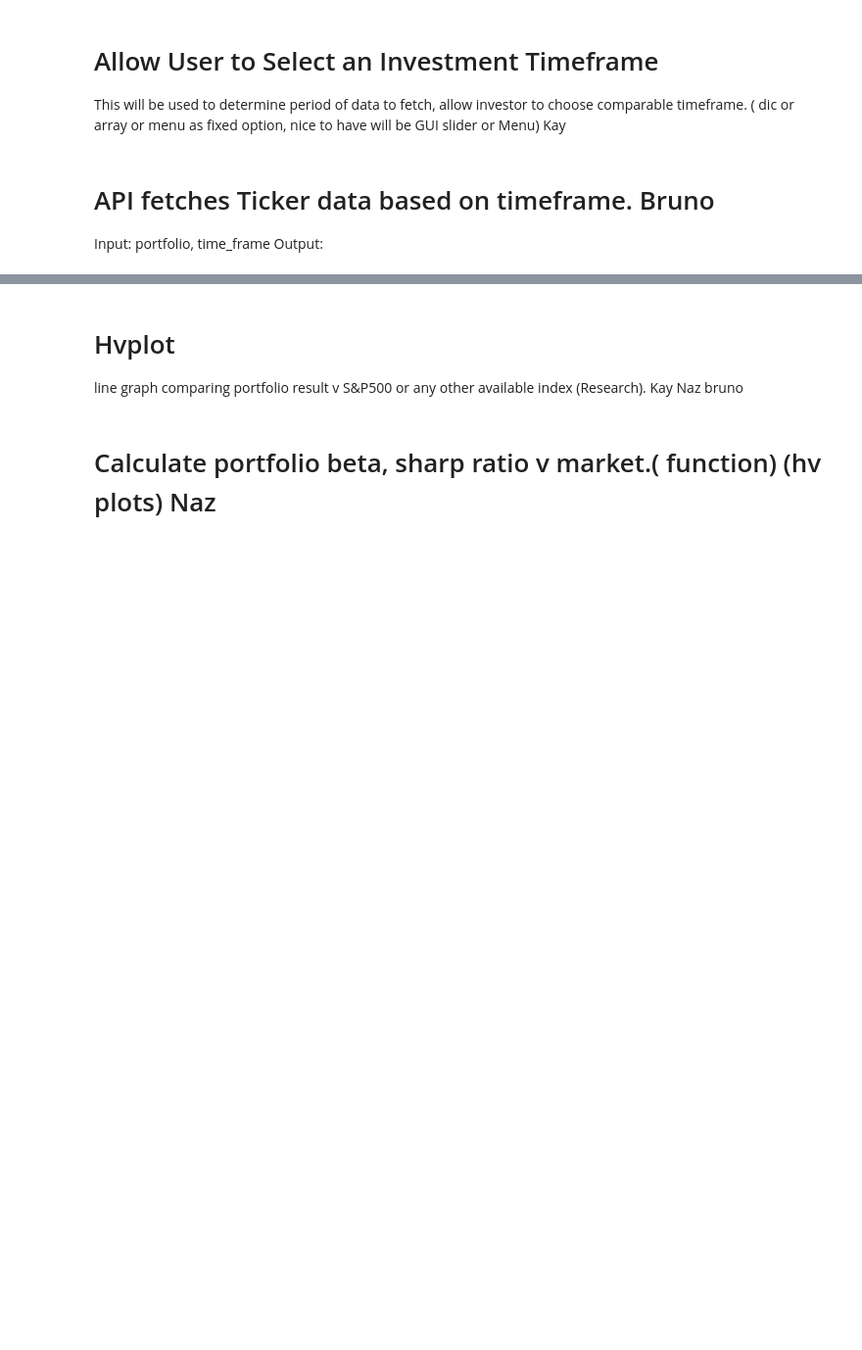
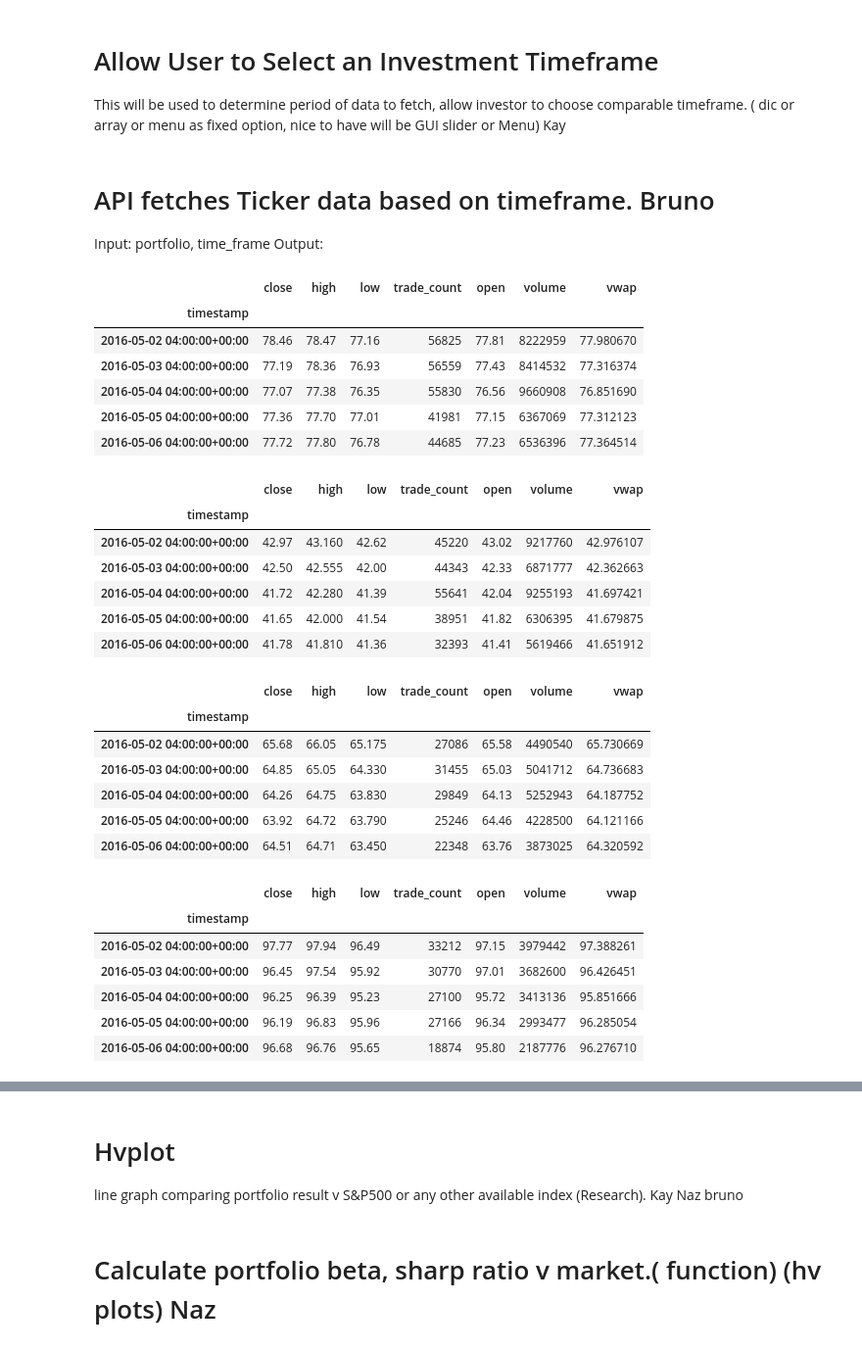
Before and after one commit to Bru-sic/TeamProj01, a Jupyter notebook: Code/main.ipynb, the cells around one changed output, grey strips where cells are left out. Shown: that part at 98% size. Drawn from its saved outputs; the diff is of its cells as text; code cells hidden in the pictures; blank space fills up the shorter version.

```diff
--- a/Code/main.ipynb
+++ b/Code/main.ipynb
@@ -108,0 +345,37 @@ Output:
+# %%
+# Get all historical trading data for all stocks
+start_date = pd.Timestamp('2016-05-01', tz='America/New_York').isoformat()
+end_date = pd.Timestamp('2021-05-01', tz='America/New_York').isoformat()
+
+for symbol in ticker_list:
+    single_stock_historical_data_df = get_stock_history( symbol, start_date, end_date )
+    display(single_stock_historical_data_df.head())
+# %% [output]
+|  | close | high | low | trade_count | open | volume | vwap |
+| timestamp |  |  |  |  |  |  |  |
+| 2016-05-02 04:00:00+00:00 | 78.46 | 78.47 | 77.16 | 56825 | 77.81 | 8222959 | 77.980670 |
+| 2016-05-03 04:00:00+00:00 | 77.19 | 78.36 | 76.93 | 56559 | 77.43 | 8414532 | 77.316374 |
+| 2016-05-04 04:00:00+00:00 | 77.07 | 77.38 | 76.35 | 55830 | 76.56 | 9660908 | 76.851690 |
+| 2016-05-05 04:00:00+00:00 | 77.36 | 77.70 | 77.01 | 41981 | 77.15 | 6367069 | 77.312123 |
+| 2016-05-06 04:00:00+00:00 | 77.72 | 77.80 | 76.78 | 44685 | 77.23 | 6536396 | 77.364514 |
+|  | close | high | low | trade_count | open | volume | vwap |
+| timestamp |  |  |  |  |  |  |  |
+| 2016-05-02 04:00:00+00:00 | 42.97 | 43.160 | 42.62 | 45220 | 43.02 | 9217760 | 42.976107 |
+| 2016-05-03 04:00:00+00:00 | 42.50 | 42.555 | 42.00 | 44343 | 42.33 | 6871777 | 42.362663 |
+| 2016-05-04 04:00:00+00:00 | 41.72 | 42.280 | 41.39 | 55641 | 42.04 | 9255193 | 41.697421 |
+| 2016-05-05 04:00:00+00:00 | 41.65 | 42.000 | 41.54 | 38951 | 41.82 | 6306395 | 41.679875 |
+| 2016-05-06 04:00:00+00:00 | 41.78 | 41.810 | 41.36 | 32393 | 41.41 | 5619466 | 41.651912 |
+|  | close | high | low | trade_count | open | volume | vwap |
+| timestamp |  |  |  |  |  |  |  |
+| 2016-05-02 04:00:00+00:00 | 65.68 | 66.05 | 65.175 | 27086 | 65.58 | 4490540 | 65.730669 |
+| 2016-05-03 04:00:00+00:00 | 64.85 | 65.05 | 64.330 | 31455 | 65.03 | 5041712 | 64.736683 |
+| 2016-05-04 04:00:00+00:00 | 64.26 | 64.75 | 63.830 | 29849 | 64.13 | 5252943 | 64.187752 |
+| 2016-05-05 04:00:00+00:00 | 63.92 | 64.72 | 63.790 | 25246 | 64.46 | 4228500 | 64.121166 |
+| 2016-05-06 04:00:00+00:00 | 64.51 | 64.71 | 63.450 | 22348 | 63.76 | 3873025 | 64.320592 |
+|  | close | high | low | trade_count | open | volume | vwap |
+| timestamp |  |  |  |  |  |  |  |
+| 2016-05-02 04:00:00+00:00 | 97.77 | 97.94 | 96.49 | 33212 | 97.15 | 3979442 | 97.388261 |
+| 2016-05-03 04:00:00+00:00 | 96.45 | 97.54 | 95.92 | 30770 | 97.01 | 3682600 | 96.426451 |
+| 2016-05-04 04:00:00+00:00 | 96.25 | 96.39 | 95.23 | 27100 | 95.72 | 3413136 | 95.851666 |
+| 2016-05-05 04:00:00+00:00 | 96.19 | 96.83 | 95.96 | 27166 | 96.34 | 2993477 | 96.285054 |
+| 2016-05-06 04:00:00+00:00 | 96.68 | 96.76 | 95.65 | 18874 | 95.80 | 2187776 | 96.276710 |
```
Also changed, not shown: parts of 33 cells of this notebook, 1 other file.
